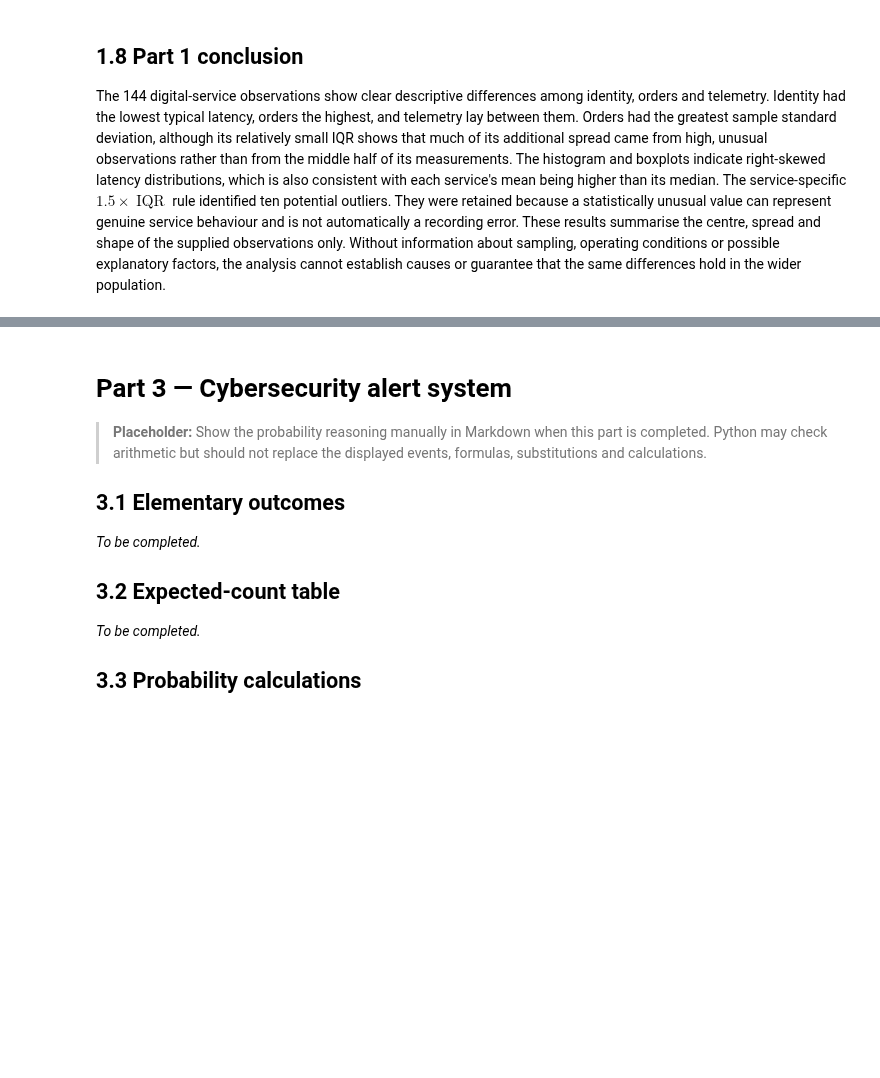
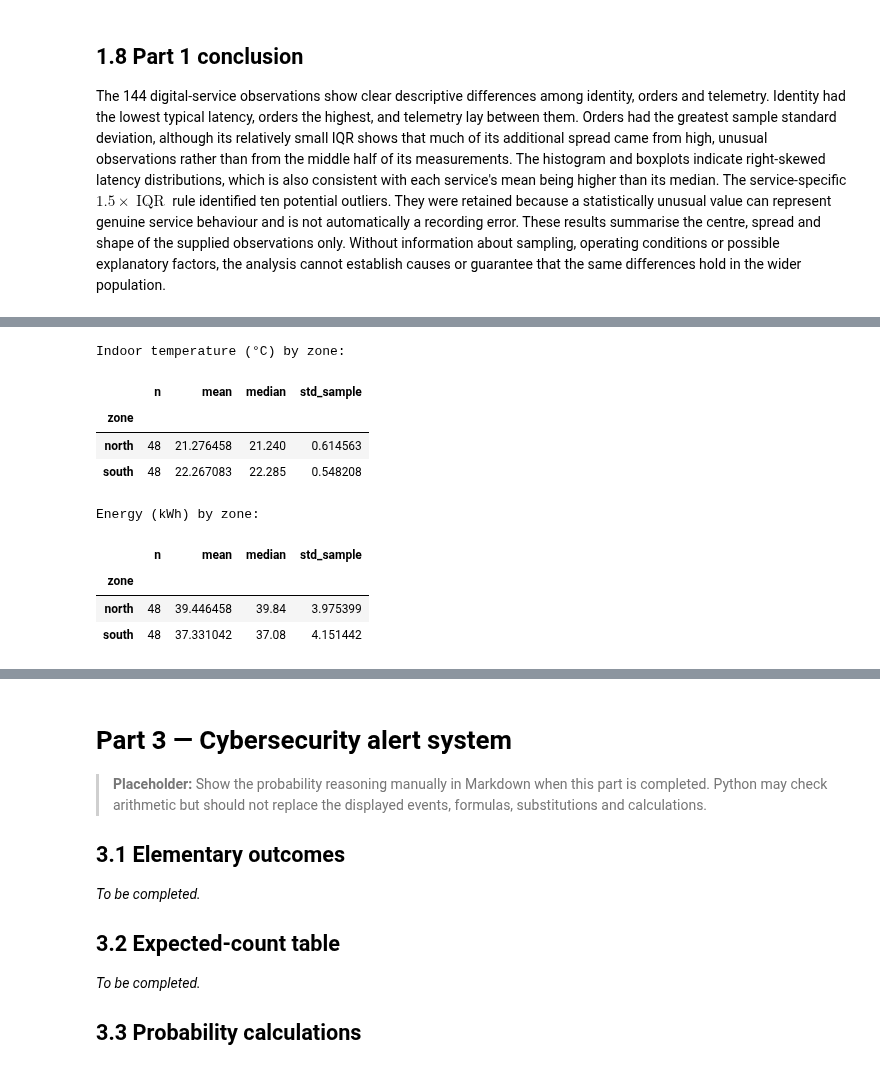
Before and after one commit to SnehaKoirala/STA_Assignments, a Jupyter notebook: Assignment1/Assignment1.ipynb, the cells around one changed output, grey strips where cells are left out. Drawn from its saved outputs; the diff is of its cells as text; code cells hidden in the pictures; blank space fills up the shorter version.

```diff
--- a/Assignment1/Assignment1.ipynb
+++ b/Assignment1/Assignment1.ipynb
@@ -389,0 +390,39 @@ The 144 digital-service observations show clear descriptive differences among id
+# %%
+import pandas as pd
+from pathlib import Path
+
+DATA = Path("../../DATA")
+df_sb = pd.read_csv(DATA / "assignment01_smart_building.csv")
+
+# Reusable function so we don't repeat code for each variable
+def zone_summary(df, col):
+    return (
+        df.groupby("zone")[col]
+        .agg(
+            n="size",
+            mean="mean",
+            median="median",
+            std_sample="std",
+
+        )
+    )
+
+indoor_temp_summary = zone_summary(df_sb, "indoor_temp_c")
+energy_summary = zone_summary(df_sb, "energy_kwh")
+
+print("Indoor temperature (°C) by zone:")
+display(indoor_temp_summary)
+
+print("Energy (kWh) by zone:")
+display(energy_summary)
+# %% [output]
+Indoor temperature (°C) by zone:
+|  | n | mean | median | std_sample |
+| zone |  |  |  |  |
+| north | 48 | 21.276458 | 21.240 | 0.614563 |
+| south | 48 | 22.267083 | 22.285 | 0.548208 |
+Energy (kWh) by zone:
+|  | n | mean | median | std_sample |
+| zone |  |  |  |  |
+| north | 48 | 39.446458 | 39.84 | 3.975399 |
+| south | 48 | 37.331042 | 37.08 | 4.151442 |
```
Also changed, not shown: parts of 9 cells of this notebook.
